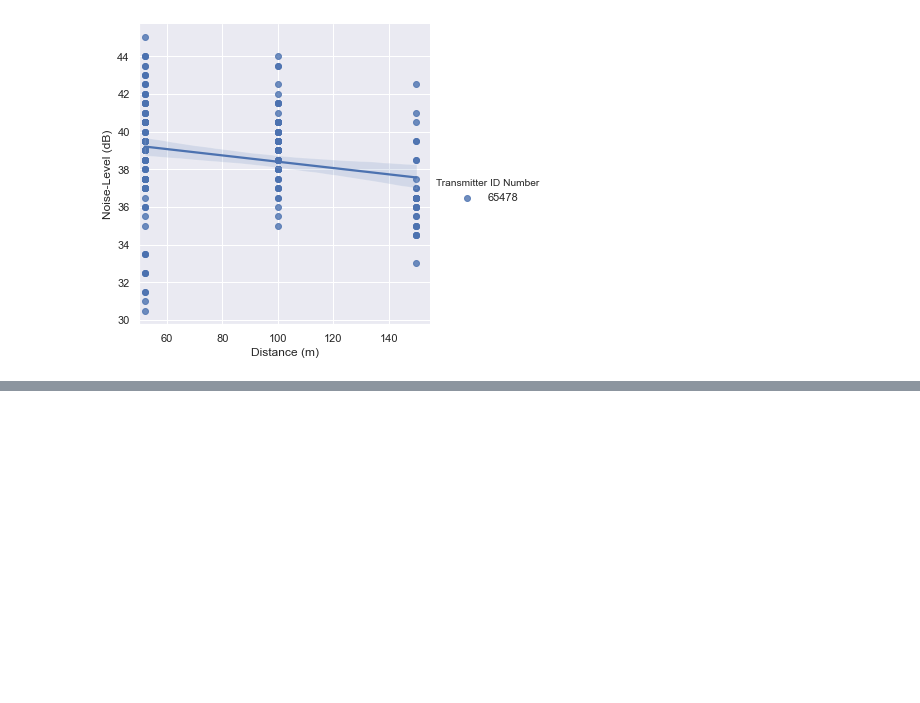
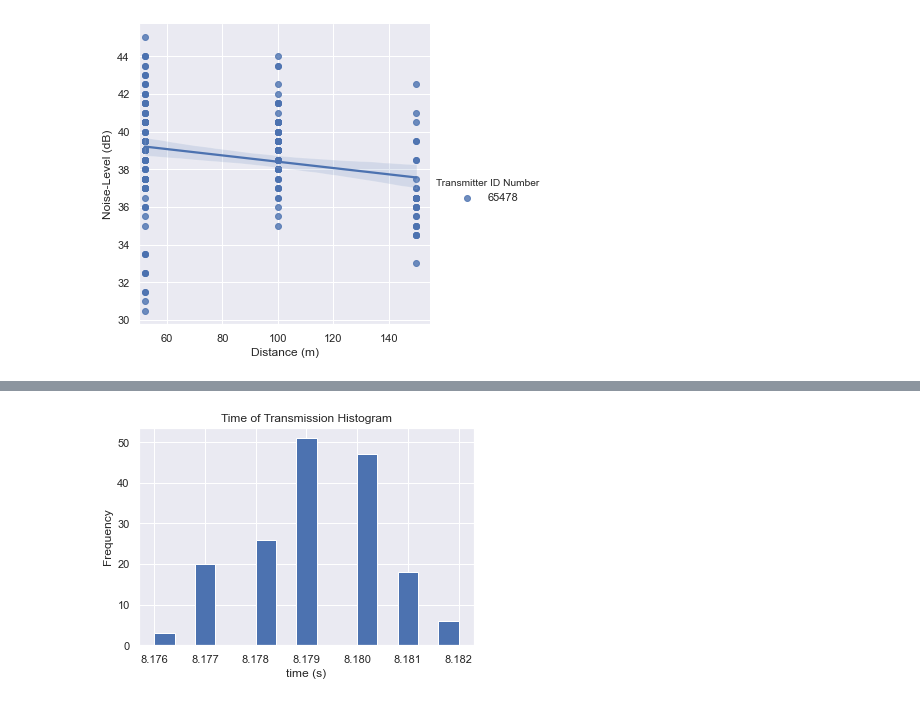
Before and after one commit to lauren-west/icex-lair-2021, a Jupyter notebook: vemco_data_post_processing_visualization.ipynb, the cells around one changed output, grey strips where cells are left out. Drawn from its saved outputs; the diff is of its cells as text; code cells hidden in the pictures; blank space fills up the shorter version.

```diff
--- a/vemco_data_post_processing_visualization.ipynb
+++ b/vemco_data_post_processing_visualization.ipynb
@@ -120,0 +230,11 @@ plt.savefig('long_beach_noise_plot.png')
+# %%
+delta_t_np = np.array(total_data)
+NUM_OF_BINS = 15 # Anywhere from 5-20 with 20 being with at least 1000 data points
+plt.hist(delta_t_np, NUM_OF_BINS)
+plt.title("Time of Transmission Histogram")
+plt.xlabel("time (s)")
+plt.ylabel("Frequency")
+plt.savefig("all_data_no_outliers_histogram.png")
+plt.show()
+# %% [output]
+[figure, added]
```
Also changed, not shown: parts of 5 cells of this notebook, 5 other files.
